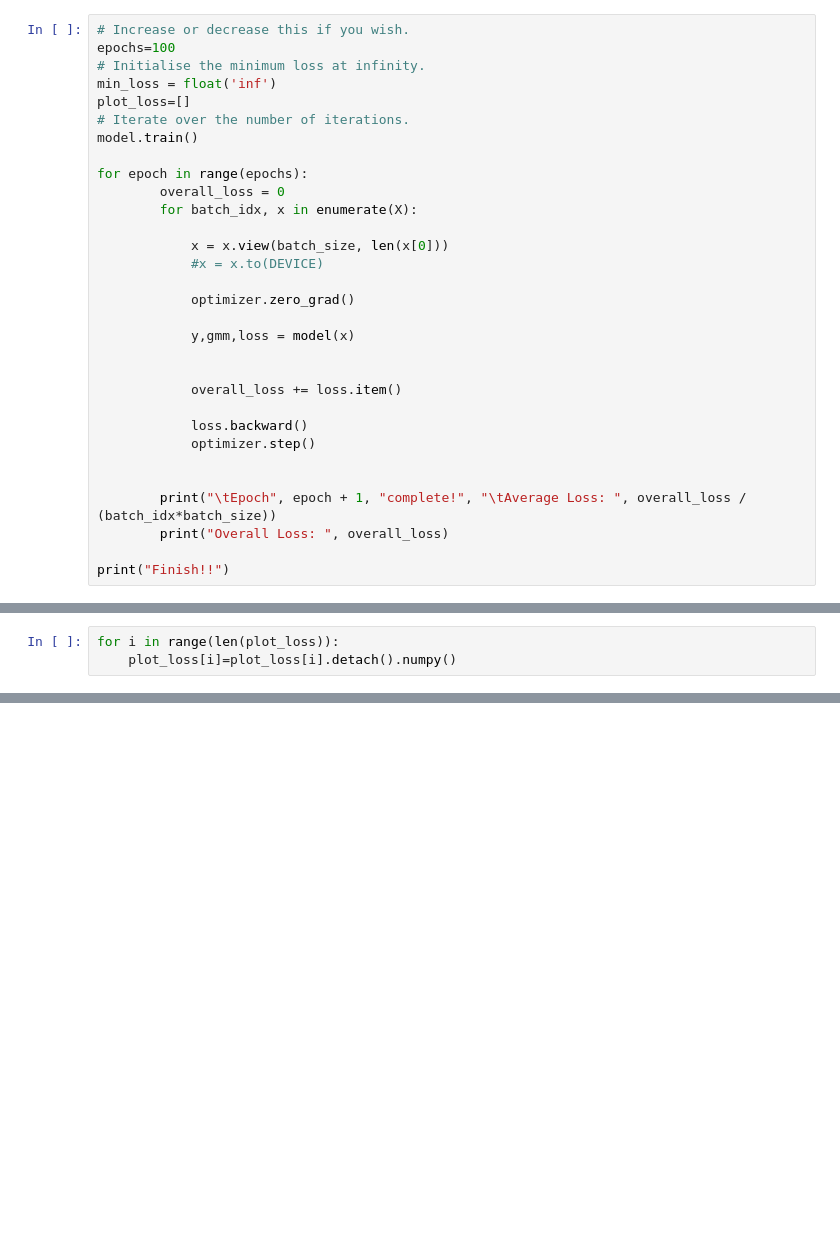
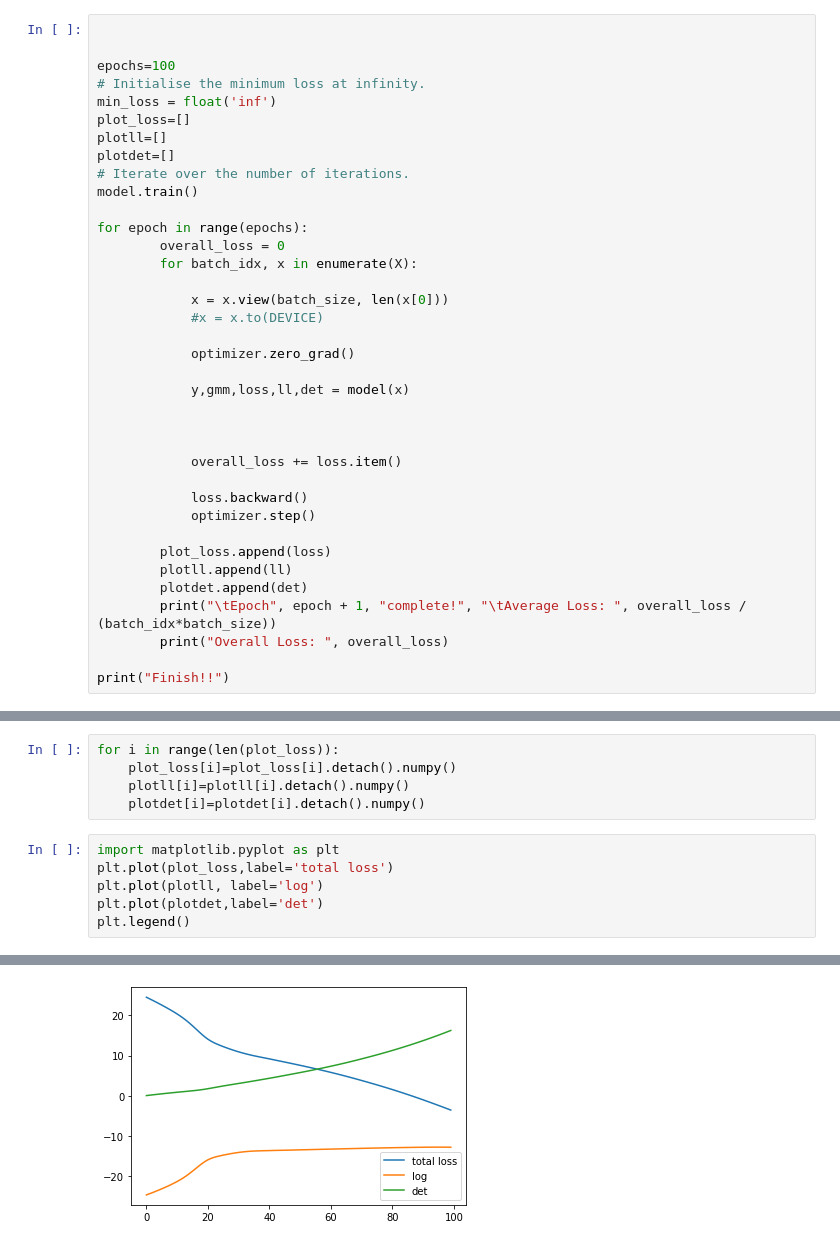
Before and after one commit to ocallam6/GES, a Jupyter notebook: Practice/nf.ipynb, the cells around one changed output, grey strips where cells are left out. Cells and saved outputs as stored; diff of their text form; blank space fills up the shorter version.

```diff
--- a/Practice/nf.ipynb
+++ b/Practice/nf.ipynb
@@ -91,11 +113,14 @@ model = FlowGMM(layers=5,n_features=noisy_moons[0].shape[-1],mixture_components=
 learning_rate = 1e-4
 optimizer = torch.optim.Adam(model.parameters(), lr=learning_rate)
 # %%
-# Increase or decrease this if you wish.
+
+
 epochs=100
 # Initialise the minimum loss at infinity.
 min_loss = float('inf')
 plot_loss=[]
+plotll=[]
+plotdet=[]
 # Iterate over the number of iterations.
 model.train()
 
@@ -108,7 +133,8 @@ for epoch in range(epochs):
 
             optimizer.zero_grad()
 
-            y,gmm,loss = model(x)
+            y,gmm,loss,ll,det = model(x)
+
 
 
             overall_loss += loss.item()
@@ -116,7 +142,9 @@ for epoch in range(epochs):
             loss.backward()
             optimizer.step()
 
-
+        plot_loss.append(loss)
+        plotll.append(ll)
+        plotdet.append(det)
         print("\tEpoch", epoch + 1, "complete!", "\tAverage Loss: ", overall_loss / (batch_idx*batch_size))
         print("Overall Loss: ", overall_loss)
 
@@ -143,3 +191,12 @@ KeyboardInterrupt:
 # %%
 for i in range(len(plot_loss)):
     plot_loss[i]=plot_loss[i].detach().numpy()
+    plotll[i]=plotll[i].detach().numpy()
+    plotdet[i]=plotdet[i].detach().numpy()
+# %%
+import matplotlib.pyplot as plt
+plt.plot(plot_loss,label='total loss')
+plt.plot(plotll, label='log')
+plt.plot(plotdet,label='det')
+plt.legend()
+# %% [output]
@@ -145,0 +204 @@ for i in range(len(plot_loss)):
+[figure, added]
```
Also changed, not shown: parts of 23 cells of this notebook, 27 other files.
